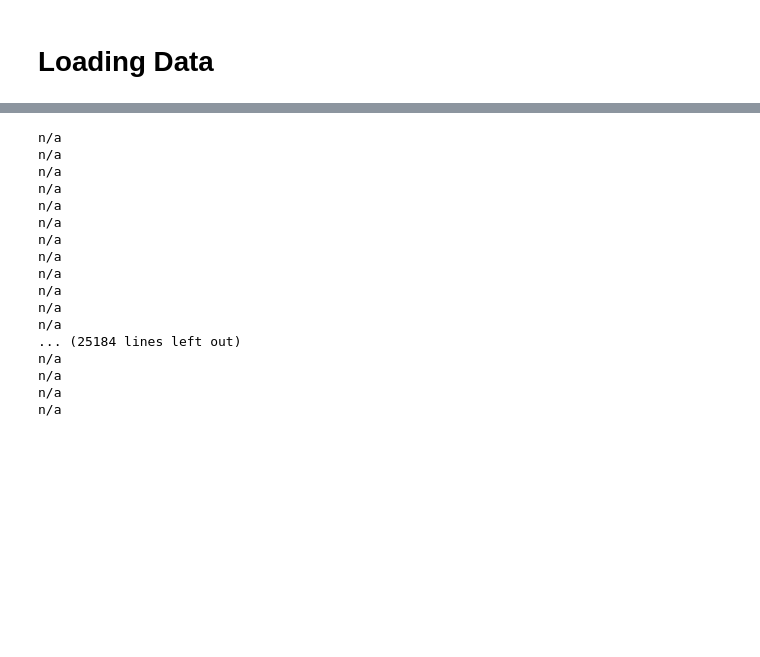
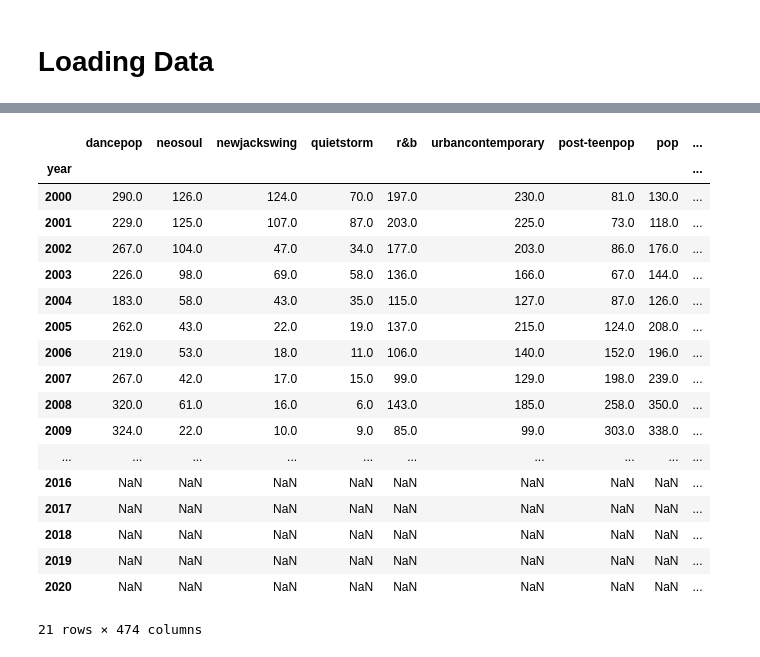
Before and after one commit to vivvvli/evolution-of-music, a Jupyter notebook: exploration/dominant_genres_over_time.ipynb, the cells around one changed output, grey strips where cells are left out. Saved outputs shown, nothing was run; the diff lists cells and outputs as text; code cells hidden in the pictures; blank space fills up the shorter version.

```diff
--- a/exploration/dominant_genres_over_time.ipynb
+++ b/exploration/dominant_genres_over_time.ipynb
@@ -41,31 +15,0 @@ sp.artist('6k0IBR0lU42s2GYpNX7kA9')
-# %%
-x = 1
-for idx, row in billboards_data.iterrows():
-    try:
-        artist_id = sp.search(q='artist:'+row['song_artist'])['tracks']['items'][0]['album']['artists'][0]['id']
-        row['artist_id'] = artist_id
-        x = x + 1
-        if x == 5:
-            sys.exit(1)
-
-    except:
-        x = 'n/a'
-    print(x)
-# %% [output]
-n/a
-n/a
-n/a
-n/a
-n/a
-n/a
-n/a
-n/a
-n/a
-n/a
-n/a
-n/a
-... (25184 lines left out)
-n/a
-n/a
-n/a
-n/a
@@ -84,0 +16,13 @@ for group in chunker(composite_table['id'].head(20), 5):
+# %%
+# create year column using date
+copy['year'] = copy['date'].astype(str).str[:4]
+copy = copy[['year','artist_genres']]
+# fill in null values/ make them strings
+copy= copy.fillna('n/a')
+
+# clean up strings; get rid of whitespace in genres
+for idx,row in copy.iterrows():
+    row['artist_genres'] = row['artist_genres'].replace(" ", "")
+
+# group by years to get all the genres for the songs that year
+copy = copy.groupby(['year'])['artist_genres'].apply(','.join).reset_index()
@@ -84,0 +42,23 @@ for group in chunker(composite_table['id'].head(20), 5):
+# %%
+new_dataframe.drop(columns=['n/a'],inplace=True)
+new_dataframe
+# %% [output]
+|  | dancepop | neosoul | newjackswing | quietstorm | r&b | urbancontemporary | post-teenpop | pop | ... |
+| year |  |  |  |  |  |  |  |  | ... |
+| 2000 | 290.0 | 126.0 | 124.0 | 70.0 | 197.0 | 230.0 | 81.0 | 130.0 | ... |
+| 2001 | 229.0 | 125.0 | 107.0 | 87.0 | 203.0 | 225.0 | 73.0 | 118.0 | ... |
+| 2002 | 267.0 | 104.0 | 47.0 | 34.0 | 177.0 | 203.0 | 86.0 | 176.0 | ... |
+| 2003 | 226.0 | 98.0 | 69.0 | 58.0 | 136.0 | 166.0 | 67.0 | 144.0 | ... |
+| 2004 | 183.0 | 58.0 | 43.0 | 35.0 | 115.0 | 127.0 | 87.0 | 126.0 | ... |
+| 2005 | 262.0 | 43.0 | 22.0 | 19.0 | 137.0 | 215.0 | 124.0 | 208.0 | ... |
+| 2006 | 219.0 | 53.0 | 18.0 | 11.0 | 106.0 | 140.0 | 152.0 | 196.0 | ... |
+| 2007 | 267.0 | 42.0 | 17.0 | 15.0 | 99.0 | 129.0 | 198.0 | 239.0 | ... |
+| 2008 | 320.0 | 61.0 | 16.0 | 6.0 | 143.0 | 185.0 | 258.0 | 350.0 | ... |
+| 2009 | 324.0 | 22.0 | 10.0 | 9.0 | 85.0 | 99.0 | 303.0 | 338.0 | ... |
+| ... | ... | ... | ... | ... | ... | ... | ... | ... | ... |
+| 2016 | NaN | NaN | NaN | NaN | NaN | NaN | NaN | NaN | ... |
+| 2017 | NaN | NaN | NaN | NaN | NaN | NaN | NaN | NaN | ... |
+| 2018 | NaN | NaN | NaN | NaN | NaN | NaN | NaN | NaN | ... |
+| 2019 | NaN | NaN | NaN | NaN | NaN | NaN | NaN | NaN | ... |
+| 2020 | NaN | NaN | NaN | NaN | NaN | NaN | NaN | NaN | ... |
+21 rows × 474 columns
```
Also changed, not shown: parts of 15 cells of this notebook, 3 other files.
